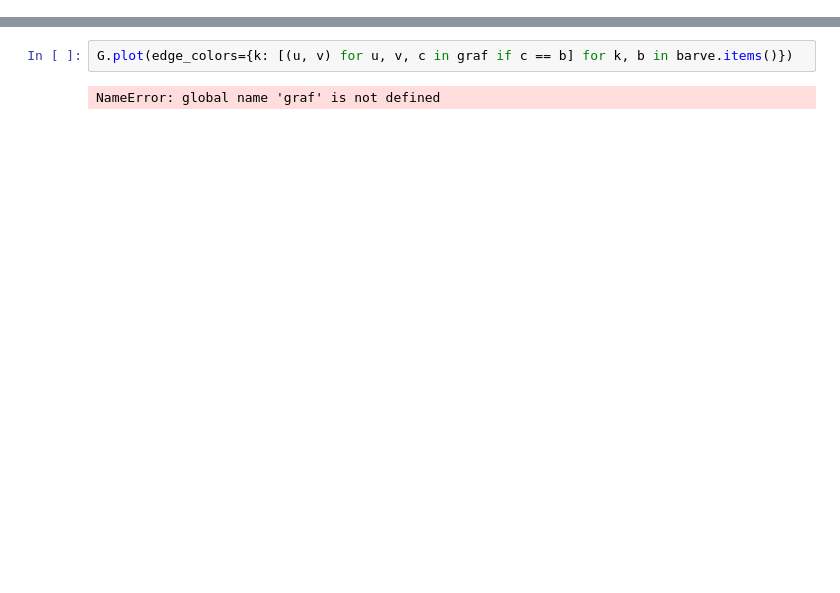
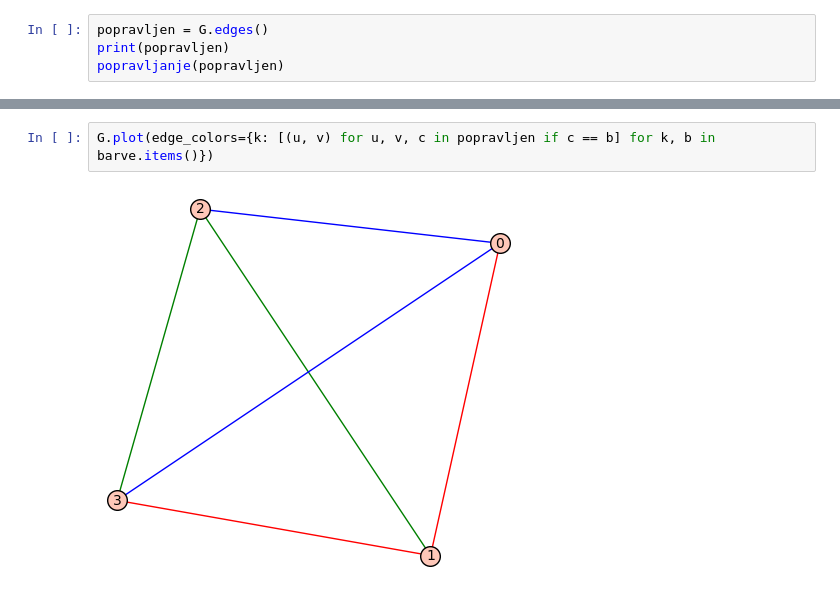
Before and after one commit to DomenFlakusBosilj/locally_irregular_edge_colorings, a Jupyter notebook: 2019-12-28-103137.ipynb, the cells around one changed output, grey strips where cells are left out. Saved outputs shown, nothing was run; the diff lists cells and outputs as text; blank space fills up the shorter version.

```diff
--- a/2019-12-28-103137.ipynb
+++ b/2019-12-28-103137.ipynb
@@ -104,3 +108,7 @@ def popravljanje (graf):
                 else: pass
         else: pass
     return graf
+# %%
+popravljen = G.edges()
+print(popravljen)
+popravljanje(popravljen)
@@ -107,4 +134,4 @@ def popravljanje (graf):
 # %%
-G.plot(edge_colors={k: [(u, v) for u, v, c in graf if c == b] for k, b in barve.items()})
+G.plot(edge_colors={k: [(u, v) for u, v, c in popravljen if c == b] for k, b in barve.items()})
 # %% [output]
-NameError: global name 'graf' is not defined
+[figure, added]
```
Also changed, not shown: parts of 3 cells of this notebook.
